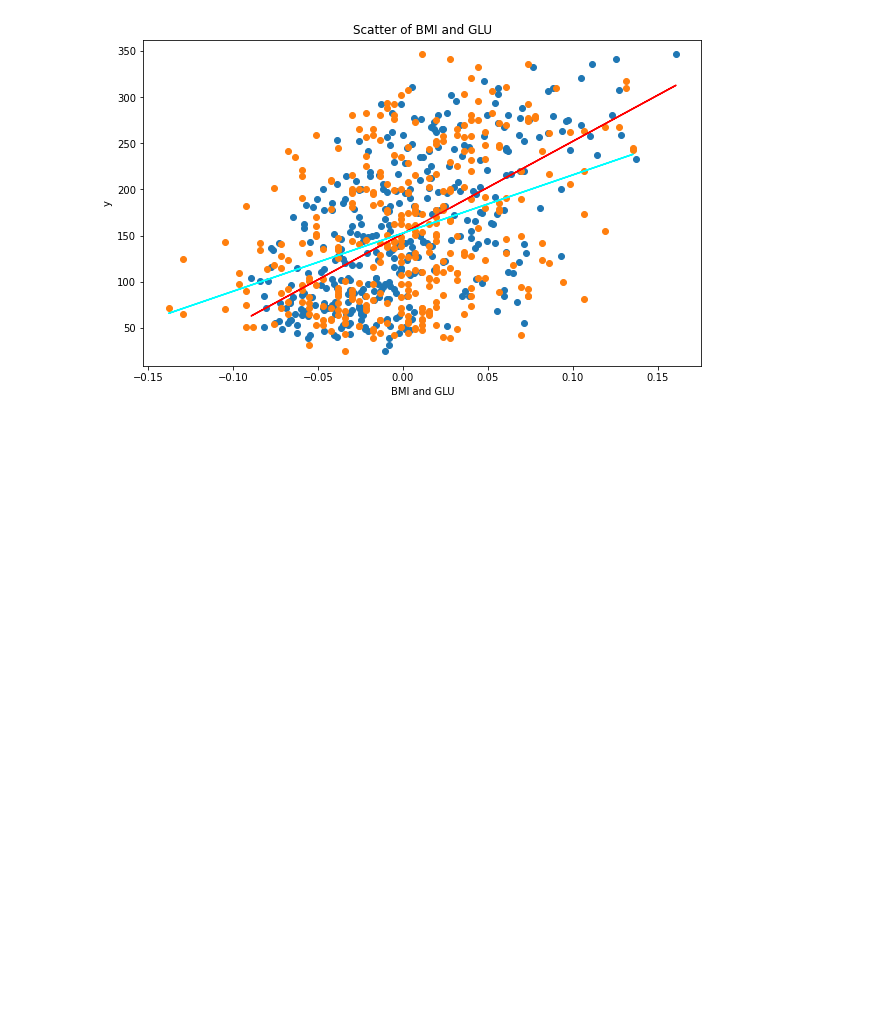
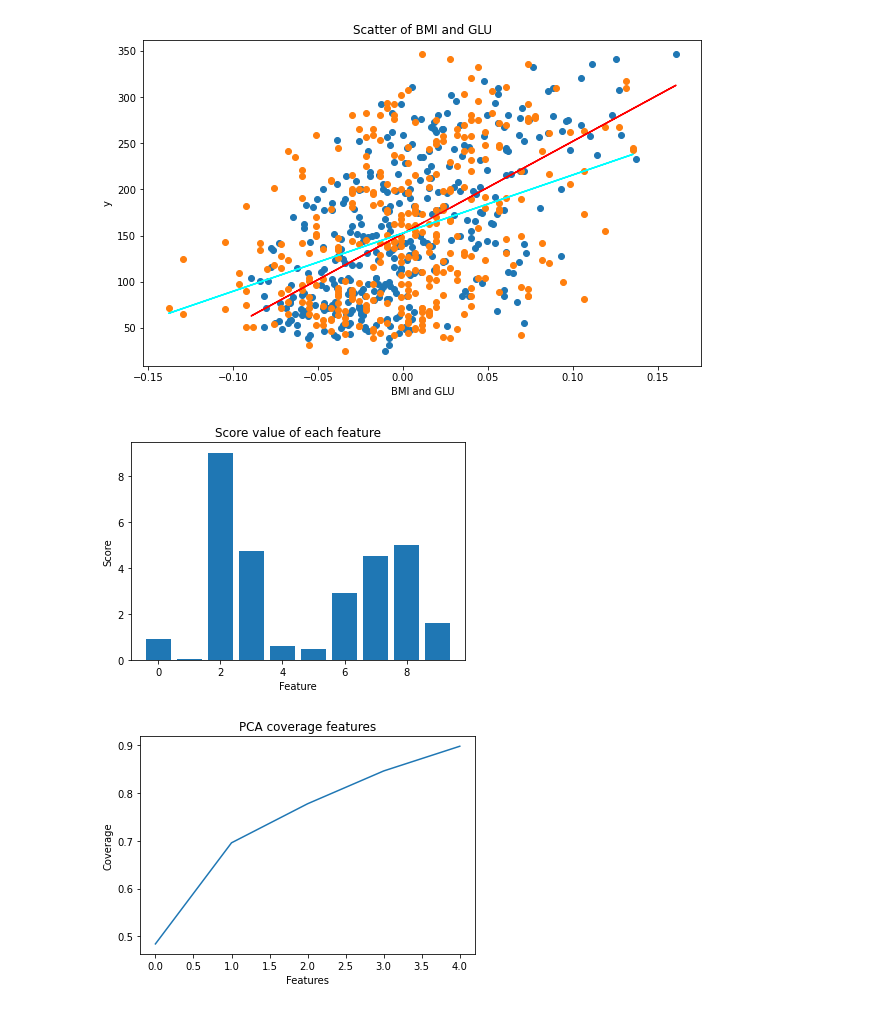
Before and after one commit to perkynades/ML-diabetes, a Jupyter notebook: src/main.ipynb, the cells around one changed output. Cells and saved outputs as stored; diff of their text form; code cells hidden in the pictures; blank space fills up the shorter version.

```diff
--- a/src/main.ipynb
+++ b/src/main.ipynb
@@ -122,0 +150,24 @@ def plot_pca_variance(pca):
+# %%
+features = 5
+
+x_trainset_features = x_train_standarized_labeled
+y_trainset_features = y_train_labaled
+x_testset_features = x_test_standarized_labeled
+
+x_train_k_best, x_test_k_best, k_best = select_features(x_trainset_features, y_trainset_features, x_testset_features, n_features=features)
+plot_k_best_score(k_best.scores_)
+
+transformed, pca = pca_features(dataset=x_trainset_features, transform=x_trainset_features, n_features=features)
+x_train_pca = transformed
+transformed, pca = pca_features(dataset=x_trainset_features, transform=x_testset_features, n_features=features)
+x_test_pca = transformed
+plot_pca_variance(pca)
+
+# VERY IMPORTANT! SET TRAINING DATA HERE!
+x_train = x_train_k_best
+x_test = x_test_k_best
+y_train = y_train_labaled
+y_test = y_test_labaled
+# %% [output]
+[figure, added]
+[figure, added]
```
Also changed, not shown: parts of 3 cells of this notebook.
